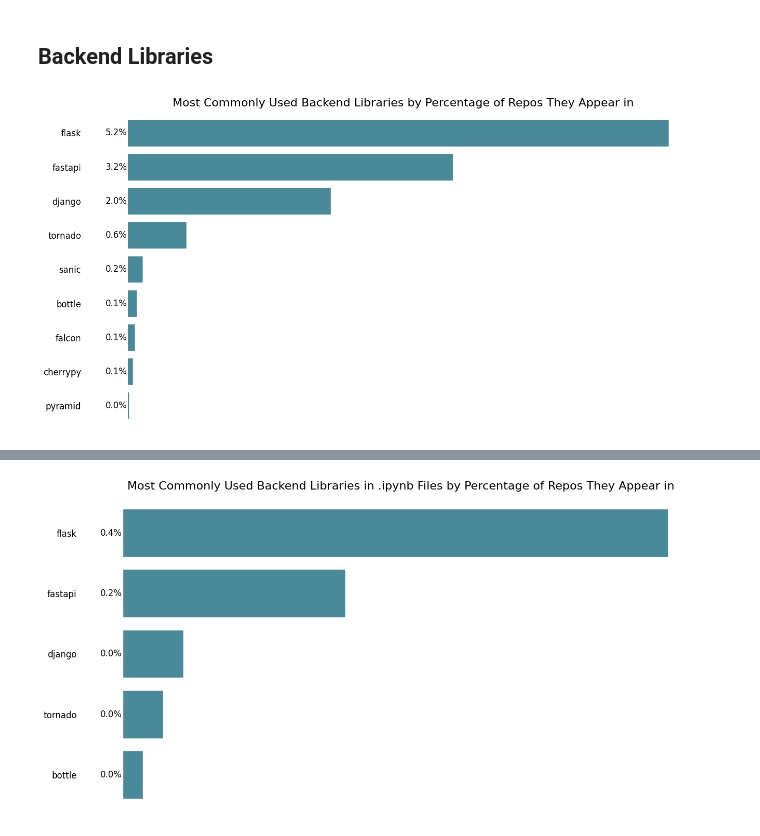
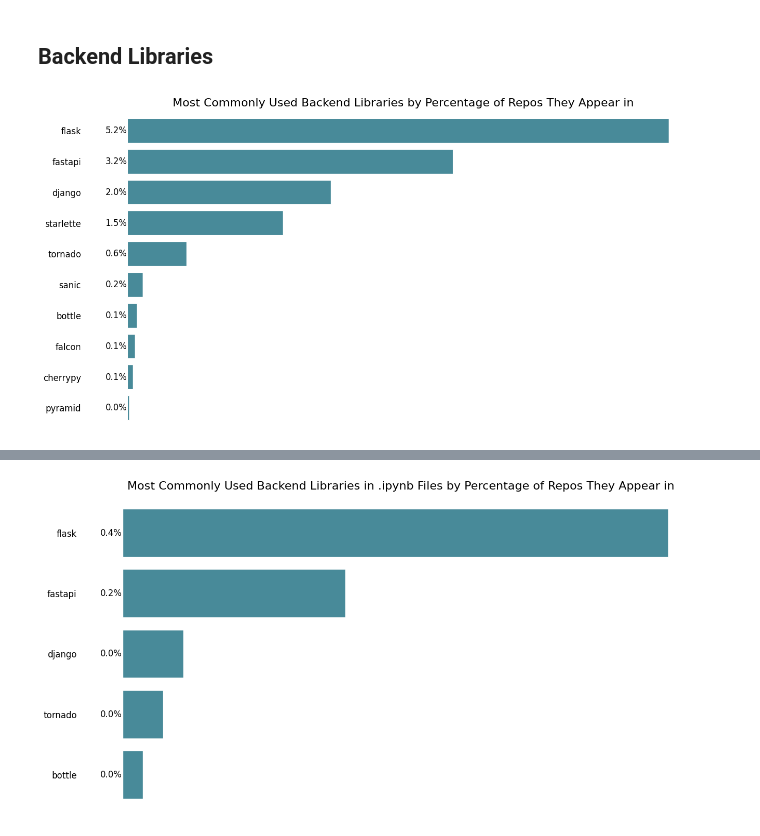
Before and after one commit to tobias-talaj/top-python-repos-analysis, a Jupyter notebook: notebooks/all_libraries_analysis.ipynb, the cells around one changed output, grey strips where cells are left out. Cells and saved outputs as stored; diff of their text form; code cells hidden in the pictures.

```diff
--- a/notebooks/all_libraries_analysis.ipynb
+++ b/notebooks/all_libraries_analysis.ipynb
@@ -168,13 +216,13 @@ show_popularity(nlp_libs_in_repos_df_py, 'Most Commonly Used NLP Libraries in .p
 # %% [markdown]
 ## Backend Libraries
 # %%
-backend_libs = ['django', 'flask', 'fastapi', 'pyramid', 'tornado', 'sanic', 'falcon', 'bottle', 'cherrypy', 'web2py']
+backend_libs = ['django', 'flask', 'fastapi', 'pyramid', 'tornado', 'sanic', 'falcon', 'bottle', 'cherrypy', 'web2py', 'starlette']
 # %%
 backend_imports_all = all_files_imports[all_files_imports['library'].isin(backend_libs)]
 backend_imports_ipynb = ipynb_files_imports[ipynb_files_imports['library'].isin(backend_libs)]
 backend_imports_py = py_files_imports[py_files_imports['library'].isin(backend_libs)]
 # %%
 backend_libs_in_repos_df_all = libraries_in_repos(backend_imports_all)
-show_popularity(backend_libs_in_repos_df_all, 'Most Commonly Used Backend Libraries by Percentage of Repos They Appear in', 16, all_repo_count)
+plot_popularity(backend_libs_in_repos_df_all, 'Most Commonly Used Backend Libraries by Percentage of Repos They Appear in', 16, all_repo_count)
 # %% [output]
-[figure, old version]
+[figure, new version]
```
Also changed, not shown: parts of 40 cells of this notebook, 2 other files.
